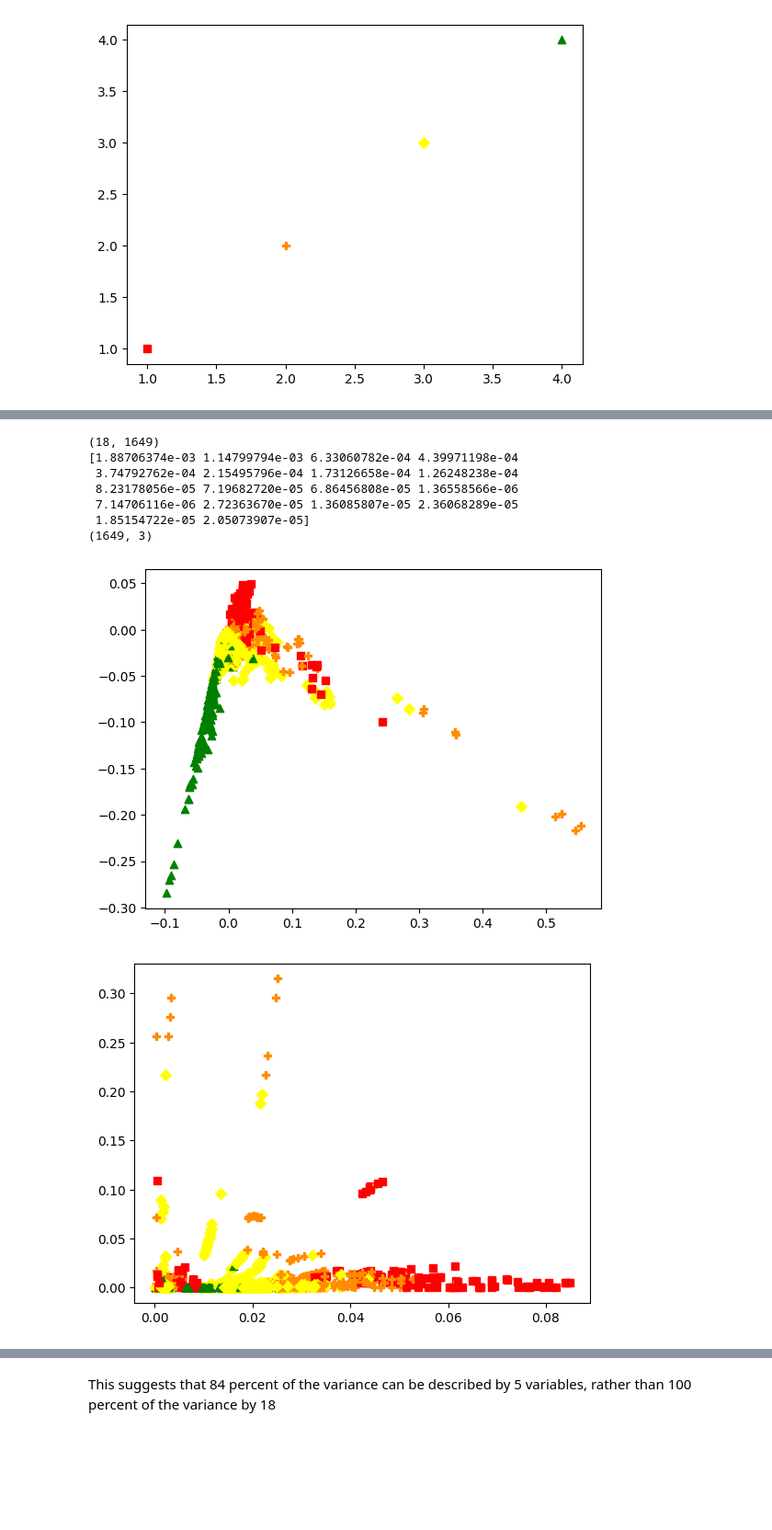
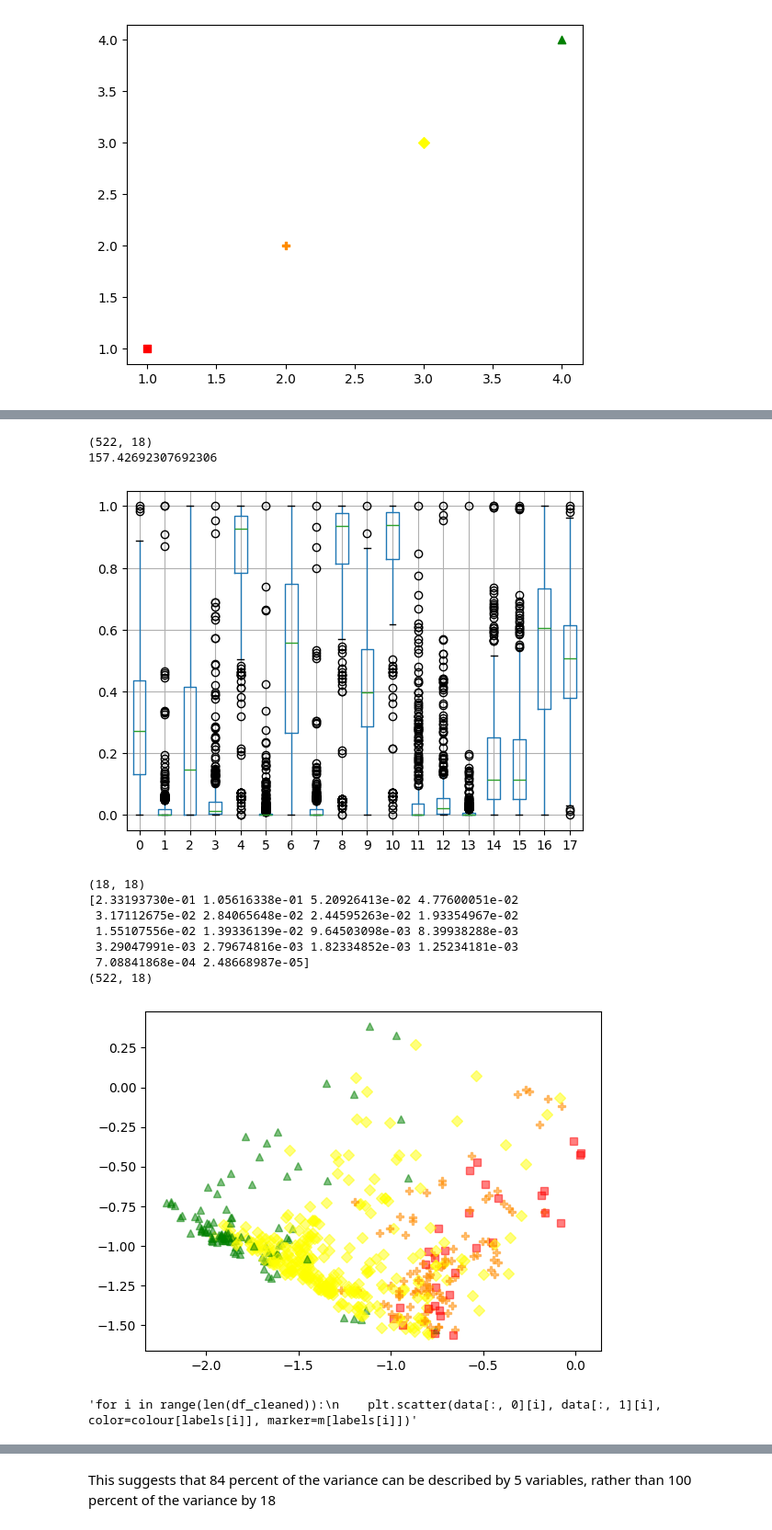
Before and after one commit to JoeOliverEvans/NHANES_PCA, a Jupyter notebook: main.ipynb, the cells around one changed output, grey strips where cells are left out. Shown at 92% size. Drawn from its saved outputs; the diff is of its cells as text; code cells hidden in the pictures; blank space fills up the shorter version.

```diff
--- a/main.ipynb
+++ b/main.ipynb
@@ -52,6 +52,6 @@ df.plot.scatter("Life expectancy ", "Year")
 # %% [markdown]
 Now remove certain columns from the original dataframe.
 # %%
-df_cleaned = df.drop(["Status", "Year", "Country"], axis=1)
+df_cleaned = df.drop(["Status", "Country"], axis=1)
 df_cleaned
 # %% [output]
@@ -159,7 +175,7 @@ Time to decide on a labelling scheme,
 (n, bins, s) = plt.hist(LifeExpectancy, bins=45, range=(min(LifeExpectancy), max(LifeExpectancy)))
 plt.xlim(xmin=min(LifeExpectancy), xmax=max(LifeExpectancy))
 
-boundaries = [56,67,76]
+boundaries = [56,64,77]
 descriptor = ["Very Low", "Low", "Medium", "High", "Very High"]
 
 for i in range(len(boundaries) + 1):
@@ -209,6 +225,6 @@ for i in range(len(x)):
 xvar = df_cleaned["Adult Mortality"].to_numpy()
 yvar = df_cleaned["infant deaths"].to_numpy()
 
-for i in range(len(df_cleaned)):
-    plt.scatter(xvar[i], yvar[i], color=colour[labels[i]], marker=m[labels[i]])
+'''for i in range(len(df_cleaned)):
+    plt.scatter(xvar[i], yvar[i], color=colour[labels[i]], marker=m[labels[i]])'''
 # %% [output]
@@ -215,0 +232,11 @@ for i in range(len(df_cleaned)):
+# %%
+def normalisefunction(arr):
+    for col in range(len(arr[0, :])):
+        '''mean = np.mean(arr[:, col])
+        var = (np.var(arr[:, col]))**0.5
+        arr[:, col] = (arr[:, col]-mean)/var'''
+        arr[:, col] = (arr[:, col] - min(arr[:, col])) / (max(arr[:, col]) - min(arr[:, col]))
+    return arr
+thing = np.array(np.reshape(np.arange(12), (4,3)), dtype=np.float64)
+print(thing)
+print(normalisefunction(thing))
@@ -216,32 +252,46 @@ for i in range(len(df_cleaned)):
 # %%
 data = df_cleaned.to_numpy()
-print(np.shape(data.T))
-data = data.T
-data = preprocessing.normalize(data)
-C = np.cov(data)
+print(np.shape(data))
+#data = data.T
+data = normalisefunction(data)#preprocessing.normalize(data, axis=0)
+print(np.sum(data[:, 0]))
+k = pd.DataFrame(data)
+plt.show()
+k.boxplot()
+plt.show()
+C = np.cov(data.T)
+print(np.shape(C))
+
 eigenvalues, eigenvectors = np.linalg.eig(C)
+idx = eigenvalues.argsort()[::-1]
+eigenvalues = eigenvalues[idx]
+eigenvectors = eigenvectors[:,idx]
+
 print(eigenvalues)
 original_cov_matrix = np.diagflat(eigenvalues)
 
 back_to_cov = eigenvectors @ original_cov_matrix @ eigenvectors.T
-eigscores = np.dot(data.T, eigenvectors[:, :3])
+eigscores = np.dot(data, eigenvectors[:, :])
 print(np.shape(eigscores))
 for i in range(len(df_cleaned)):
-    plt.scatter(eigscores[:, 0][i], eigscores[:, 1][i], color=colour[labels[i]], marker=m[labels[i]])
+    plt.plot(eigscores[:, 0][i], eigscores[:, 1][i], color=colour[labels[i]], marker=m[labels[i]], ls='', alpha=0.5)
 plt.savefig("Figures/PCAScatter")
 plt.show()
-for i in range(len(df_cleaned)):
-    plt.scatter(data.T[:, 0][i], data.T[:, 1][i], color=colour[labels[i]], marker=m[labels[i]])
+'''for i in range(len(df_cleaned)):
+    plt.scatter(data[:, 0][i], data[:, 1][i], color=colour[labels[i]], marker=m[labels[i]])'''
 # %% [output]
-(18, 1649)
-[1.88706374e-03 1.14799794e-03 6.33060782e-04 4.39971198e-04
- 3.74792762e-04 2.15495796e-04 1.73126658e-04 1.26248238e-04
- 8.23178056e-05 7.19682720e-05 6.86456808e-05 1.36558566e-06
- 7.14706116e-06 2.72363670e-05 1.36085807e-05 2.36068289e-05
- 1.85154722e-05 2.05073907e-05]
-(1649, 3)
+(522, 18)
+157.42692307692306
-[figure, old version]
+[figure, new version]
+(18, 18)
+[2.33193730e-01 1.05616338e-01 5.20926413e-02 4.77600051e-02
+ 3.17112675e-02 2.84065648e-02 2.44595263e-02 1.93354967e-02
+ 1.55107556e-02 1.39336139e-02 9.64503098e-03 8.39938288e-03
+ 3.29047991e-03 2.79674816e-03 1.82334852e-03 1.25234181e-03
+ 7.08841868e-04 2.48668987e-05]
+(522, 18)
-[figure, old version]
+[figure, new version]
+'for i in range(len(df_cleaned)):\n    plt.scatter(data[:, 0][i], data[:, 1][i], color=colour[labels[i]], marker=m[labels[i]])'
 # %%
 plt.plot(np.arange(len(eigenvalues)), eigenvalues)
 plt.xlabel("Eigenvalue number")
```
Also changed, not shown: parts of 14 cells of this notebook.
